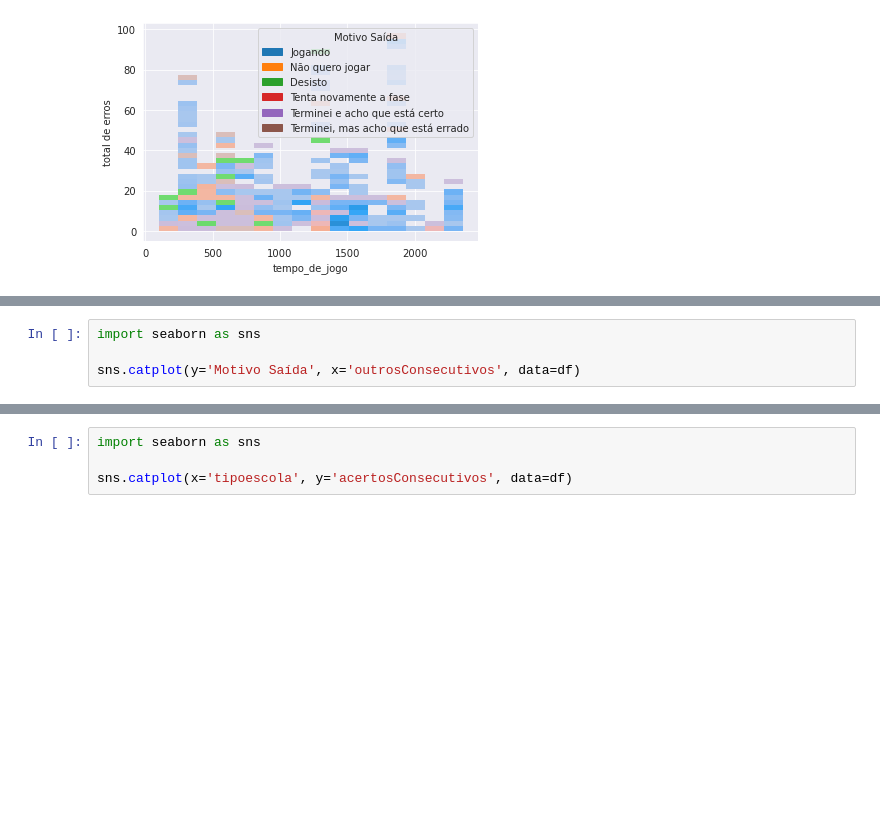
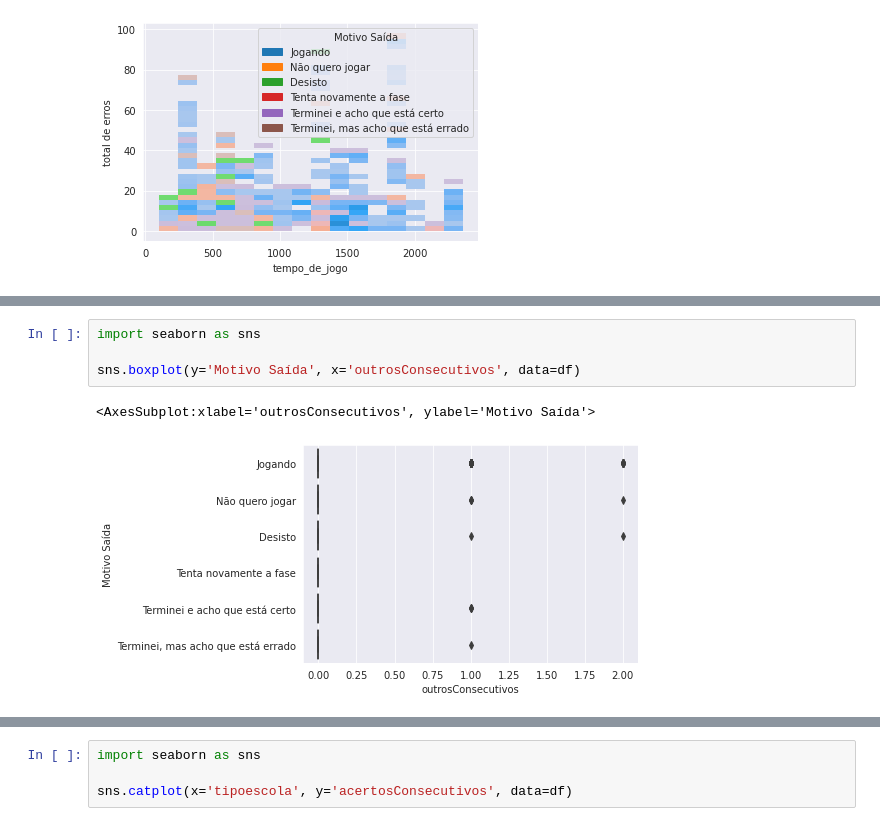
Before and after one commit to AnniProvietti/RIO20, a Jupyter notebook: fono_ceo-master/ipynb/dev/Wisconsin.ipynb, the cells around one changed output, grey strips where cells are left out. Drawn from its saved outputs; the diff is of its cells as text; blank space fills up the shorter version.

```diff
--- a/fono_ceo-master/ipynb/dev/Wisconsin.ipynb
+++ b/fono_ceo-master/ipynb/dev/Wisconsin.ipynb
@@ -577,7 +580,10 @@ sns.catplot(y='carta ambigua', x='acertosConsecutivos', data=df_id)
 # %%
 import seaborn as sns
 
-sns.catplot(y='Motivo Saída', x='outrosConsecutivos', data=df)
+sns.boxplot(y='Motivo Saída', x='outrosConsecutivos', data=df)
+# %% [output]
+<AxesSubplot:xlabel='outrosConsecutivos', ylabel='Motivo Saída'>
+[figure, added]
 # %%
 import seaborn as sns
 
```
Also changed, not shown: parts of 4 cells of this notebook.
